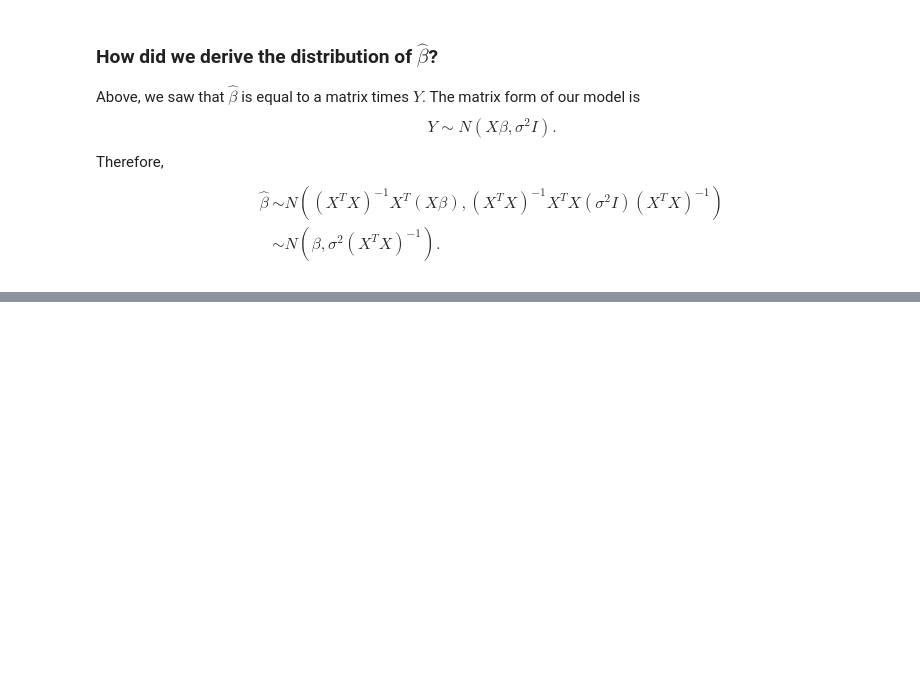
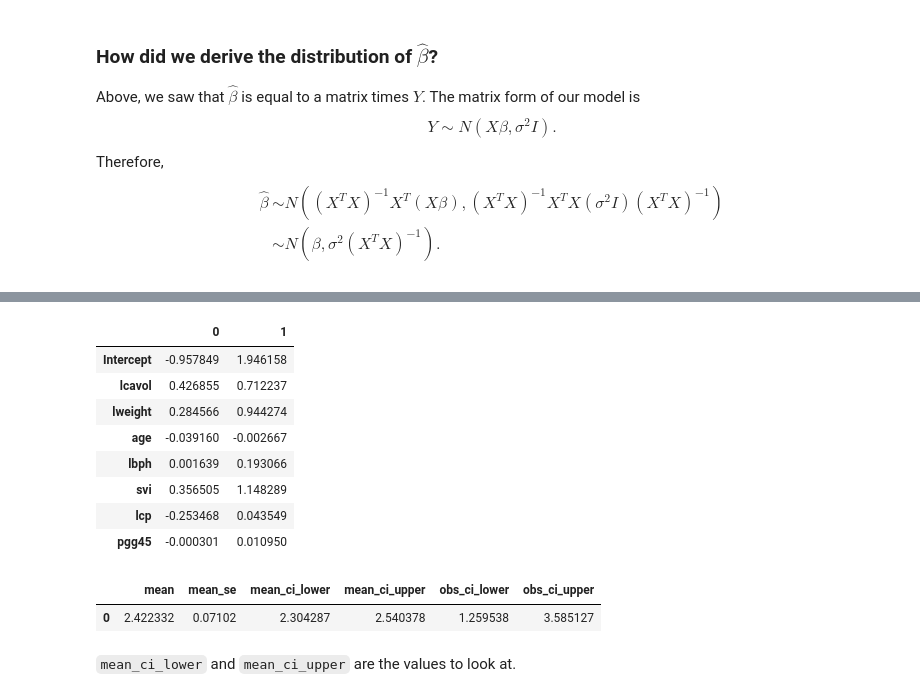
Before and after one commit to antshk/pyStanfordStats191, a Jupyter notebook: 5. Multiple linear regression.ipynb, the cells around one changed output, grey strips where cells are left out. Saved outputs shown, nothing was run; the diff lists cells and outputs as text; code cells hidden in the pictures; blank space fills up the shorter version.

```diff
--- a/5. Multiple linear regression.ipynb
+++ b/5. Multiple linear regression.ipynb
@@ -467,0 +536,23 @@ $$
+# %%
+prostate_lm.conf_int(alpha=0.10)
+# %% [output]
+|  | 0 | 1 |
+| Intercept | -0.957849 | 1.946158 |
+| lcavol | 0.426855 | 0.712237 |
+| lweight | 0.284566 | 0.944274 |
+| age | -0.039160 | -0.002667 |
+| lbph | 0.001639 | 0.193066 |
+| svi | 0.356505 | 1.148289 |
+| lcp | -0.253468 | 0.043549 |
+| pgg45 | -0.000301 | 0.010950 |
+# %%
+d=dict(lcavol=1.3, lweight=3.6, age=64, lbph=0.1, svi=0.2, lcp=-.2, pgg45=25)
+exogs=pd.DataFrame(data=[d.values()],index=pd.Index(data=[0]),columns=d.keys())
+
+predictions=prostate_lm.get_prediction(exog=exogs)
+predictions.summary_frame(alpha=0.10)
+# %% [output]
+|  | mean | mean_se | mean_ci_lower | mean_ci_upper | obs_ci_lower | obs_ci_upper |
+| 0 | 2.422332 | 0.07102 | 2.304287 | 2.540378 | 1.259538 | 3.585127 |
+# %% [markdown]
+`mean_ci_lower` and `mean_ci_upper` are the values to look at.
```
Also changed, not shown: parts of 27 cells of this notebook.
